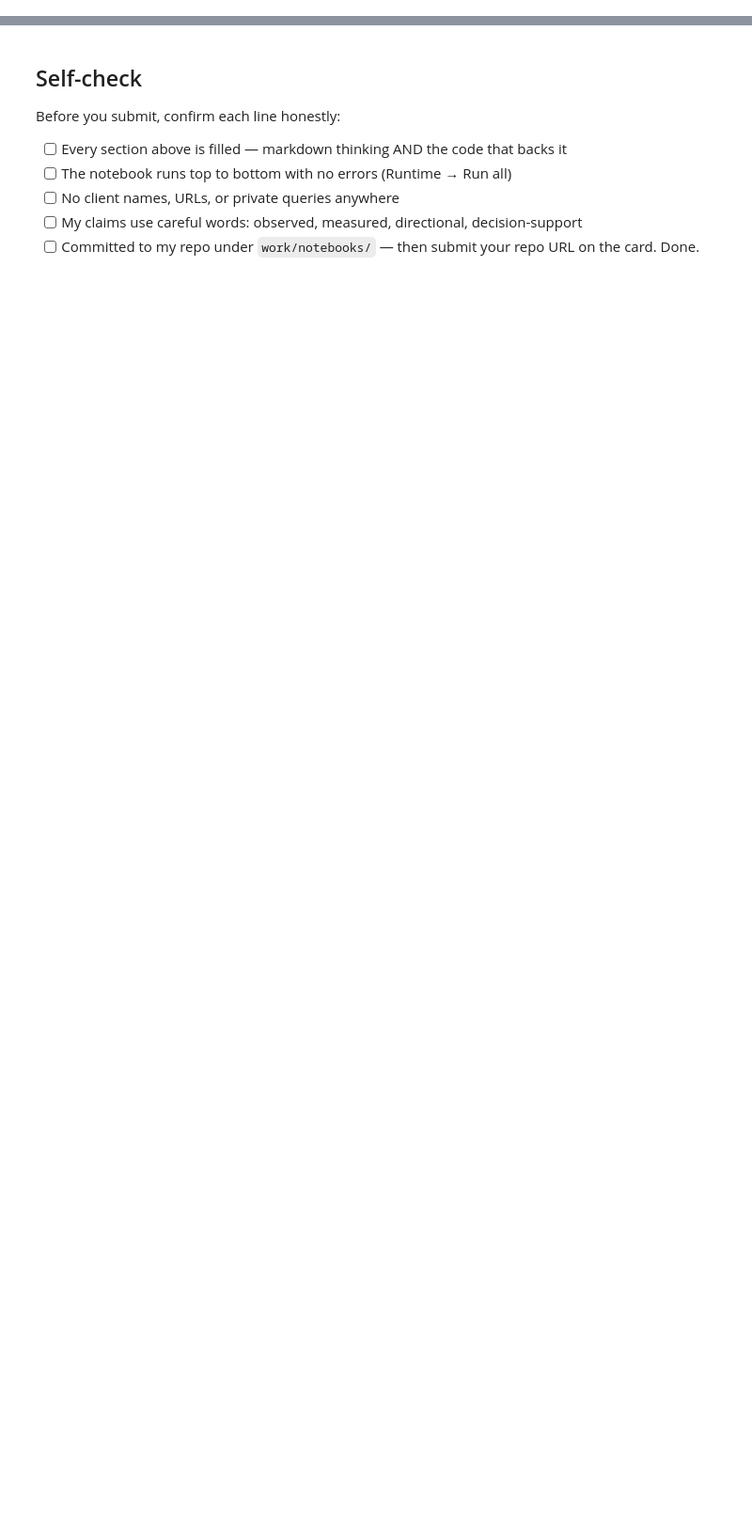
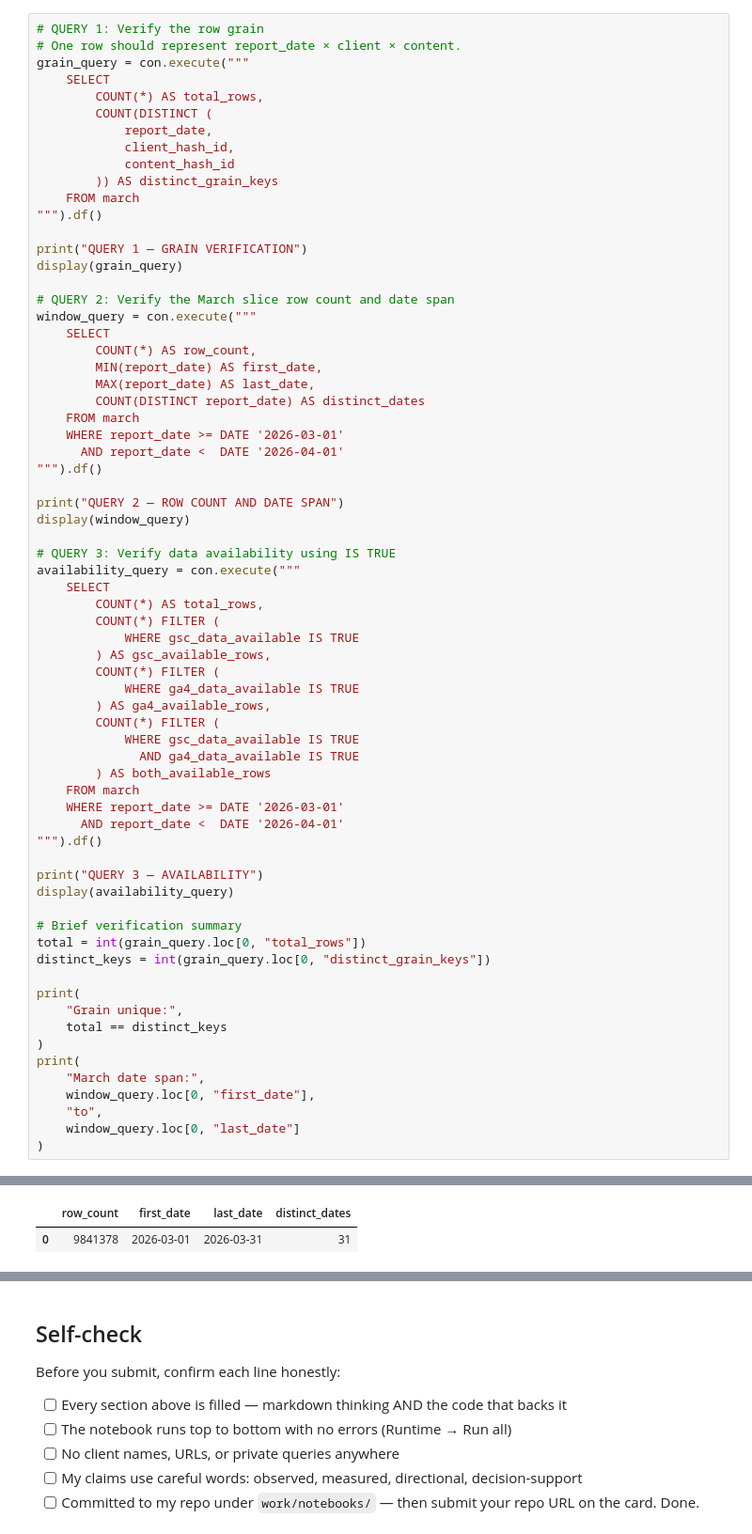
Before and after one commit to Dushyant1607/ml-internship, a Jupyter notebook: work/notebooks/w03_data_contract.ipynb, the cells around one changed output, grey strips where cells are left out. Shown at 94% size. Drawn from its saved outputs; the diff is of its cells as text; blank space fills up the shorter version.

```diff
--- a/work/notebooks/w03_data_contract.ipynb
+++ b/work/notebooks/w03_data_contract.ipynb
@@ -36,0 +368,69 @@ This skeleton is yours to fill. Work the sections **in order** — each one has
+# %%
+# QUERY 1: Verify the row grain
+# One row should represent report_date × client × content.
+grain_query = con.execute("""
+    SELECT
+        COUNT(*) AS total_rows,
+        COUNT(DISTINCT (
+            report_date,
+            client_hash_id,
+            content_hash_id
+        )) AS distinct_grain_keys
+    FROM march
+""").df()
+
+print("QUERY 1 — GRAIN VERIFICATION")
+display(grain_query)
+
+# QUERY 2: Verify the March slice row count and date span
+window_query = con.execute("""
+    SELECT
+        COUNT(*) AS row_count,
+        MIN(report_date) AS first_date,
+        MAX(report_date) AS last_date,
+        COUNT(DISTINCT report_date) AS distinct_dates
+    FROM march
+    WHERE report_date >= DATE '2026-03-01'
+      AND report_date <  DATE '2026-04-01'
+""").df()
+
+print("QUERY 2 — ROW COUNT AND DATE SPAN")
+display(window_query)
+
+# QUERY 3: Verify data availability using IS TRUE
+availability_query = con.execute("""
+    SELECT
+        COUNT(*) AS total_rows,
+        COUNT(*) FILTER (
+            WHERE gsc_data_available IS TRUE
+        ) AS gsc_available_rows,
+        COUNT(*) FILTER (
+            WHERE ga4_data_available IS TRUE
+        ) AS ga4_available_rows,
+        COUNT(*) FILTER (
+            WHERE gsc_data_available IS TRUE
+              AND ga4_data_available IS TRUE
+        ) AS both_available_rows
+    FROM march
+    WHERE report_date >= DATE '2026-03-01'
+      AND report_date <  DATE '2026-04-01'
+""").df()
+
+print("QUERY 3 — AVAILABILITY")
+display(availability_query)
+
+# Brief verification summary
+total = int(grain_query.loc[0, "total_rows"])
+distinct_keys = int(grain_query.loc[0, "distinct_grain_keys"])
+
+print(
+    "Grain unique:",
+    total == distinct_keys
+)
+print(
+    "March date span:",
+    window_query.loc[0, "first_date"],
+    "to",
+    window_query.loc[0, "last_date"]
+)
+# %% [output]
@@ -36,0 +441,2 @@ This skeleton is yours to fill. Work the sections **in order** — each one has
+|  | row_count | first_date | last_date | distinct_dates |
+| 0 | 9841378 | 2026-03-01 | 2026-03-31 | 31 |
```
Also changed, not shown: parts of 20 cells of this notebook.
